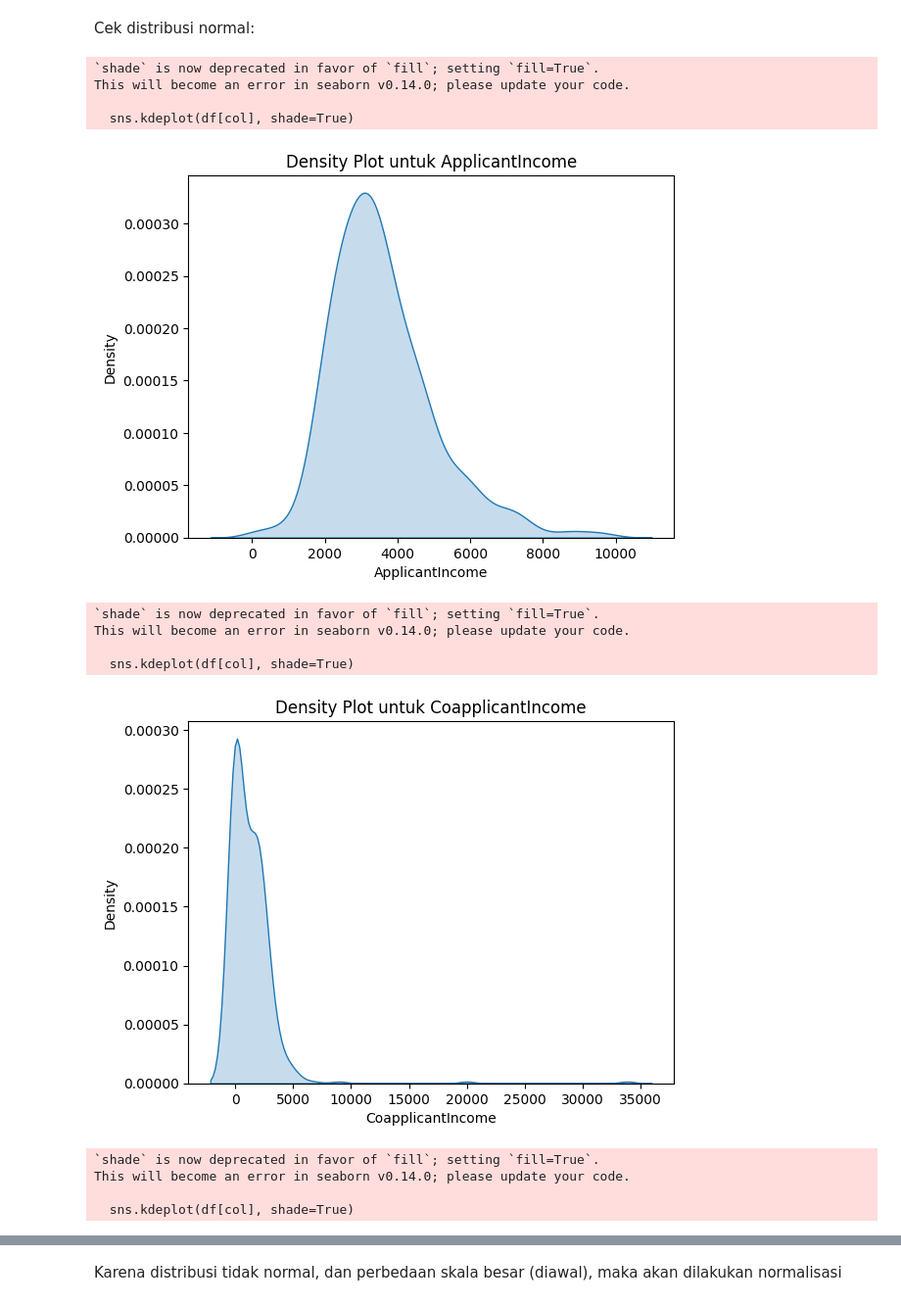
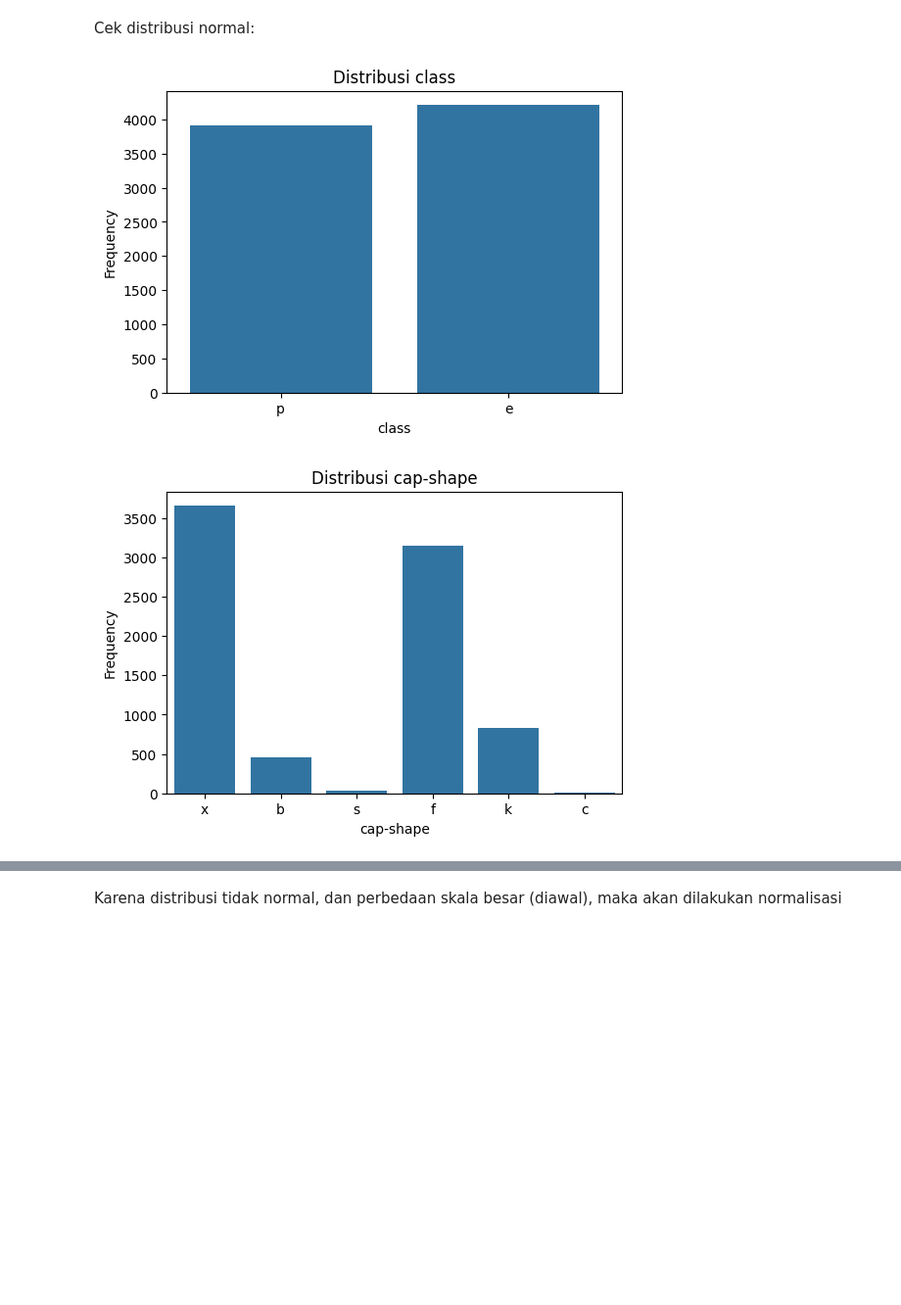
Before and after one commit to izamrosiawan/ss-code-semester-3, a Jupyter notebook: infrastruktur-dan-platform-untuk-sains-data/minggu-7/posttest/post test.ipynb, the cells around one changed output, grey strips where cells are left out. Shown: that part at 98% size. Drawn from its saved outputs; the diff is of its cells as text; code cells hidden in the pictures; blank space fills up the shorter version.

```diff
--- a/infrastruktur-dan-platform-untuk-sains-data/minggu-7/posttest/post test.ipynb
+++ b/infrastruktur-dan-platform-untuk-sains-data/minggu-7/posttest/post test.ipynb
@@ -176,7 +176,3 @@ mengisi kolom numerik dengan median agar tidak terpengaruh outlier
 df.fillna(df.median(numeric_only=True), inplace=True)
 # %% [markdown]
 Mengisi Gender, Self_Employed, dan Dependents dengan modus, yang paling banyak muncul.
-# %%
-df['Gender'].fillna(df['Gender'].mode()[0], inplace=True)
-df['Self_Employed'].fillna(df['Self_Employed'].mode()[0], inplace=True)
-df['Dependents'].fillna(df['Dependents'].mode()[0], inplace=True)
@@ -184,0 +179,3 @@ KeyError: 'Gender'
+# %%
+for col in categorical:
+	df[col].fillna(df[col].mode()[0], inplace=True)
@@ -220,21 +229,12 @@ df_encoded.head(10)
 Cek distribusi normal:
 # %%
 for col in columns:
-    sns.kdeplot(df[col], shade=True)
-    plt.title(f'Density Plot untuk {col}')
+    plt.figure(figsize=(6, 4))
+    sns.countplot(x=col, data=df)
+    plt.title(f'Distribusi {col}')
+    plt.xlabel(col)
+    plt.ylabel('Frequency')
     plt.show()
 # %% [output]
-`shade` is now deprecated in favor of `fill`; setting `fill=True`.
-This will become an error in seaborn v0.14.0; please update your code.
-
-  sns.kdeplot(df[col], shade=True)
-[figure, old version]
+[figure, new version]
-`shade` is now deprecated in favor of `fill`; setting `fill=True`.
-This will become an error in seaborn v0.14.0; please update your code.
-
-  sns.kdeplot(df[col], shade=True)
-[figure, old version]
+[figure, new version]
-`shade` is now deprecated in favor of `fill`; setting `fill=True`.
-This will become an error in seaborn v0.14.0; please update your code.
-
-  sns.kdeplot(df[col], shade=True)
```
Also changed, not shown: parts of 17 cells of this notebook.
